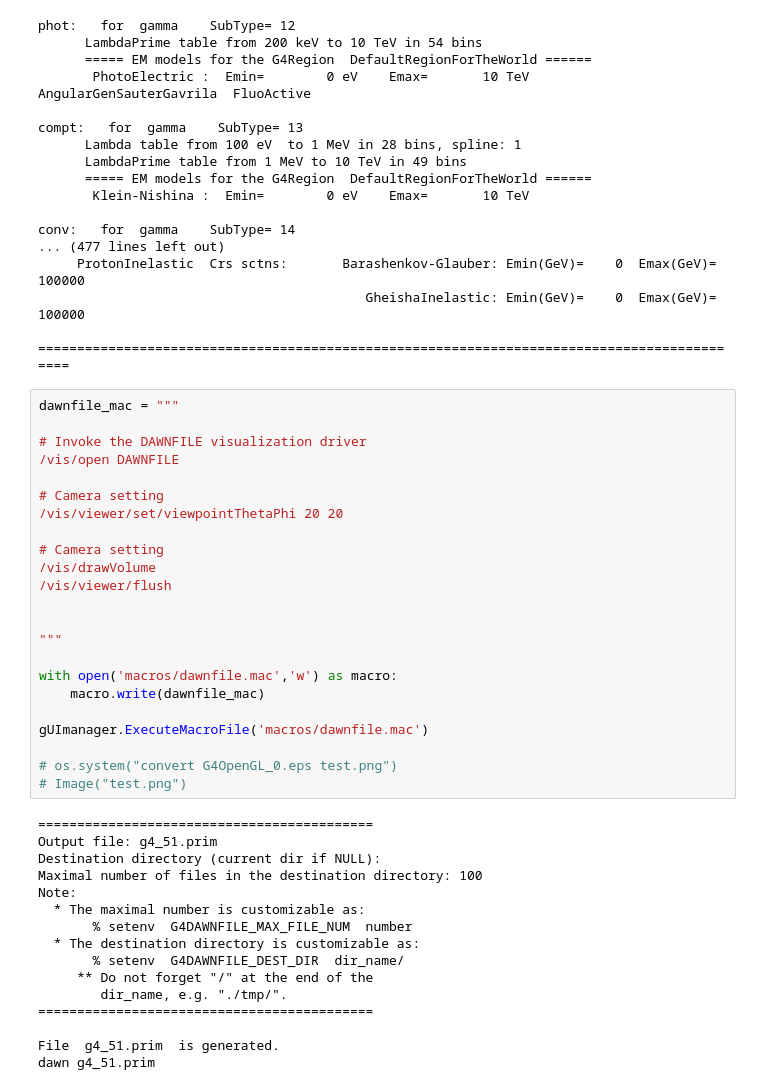
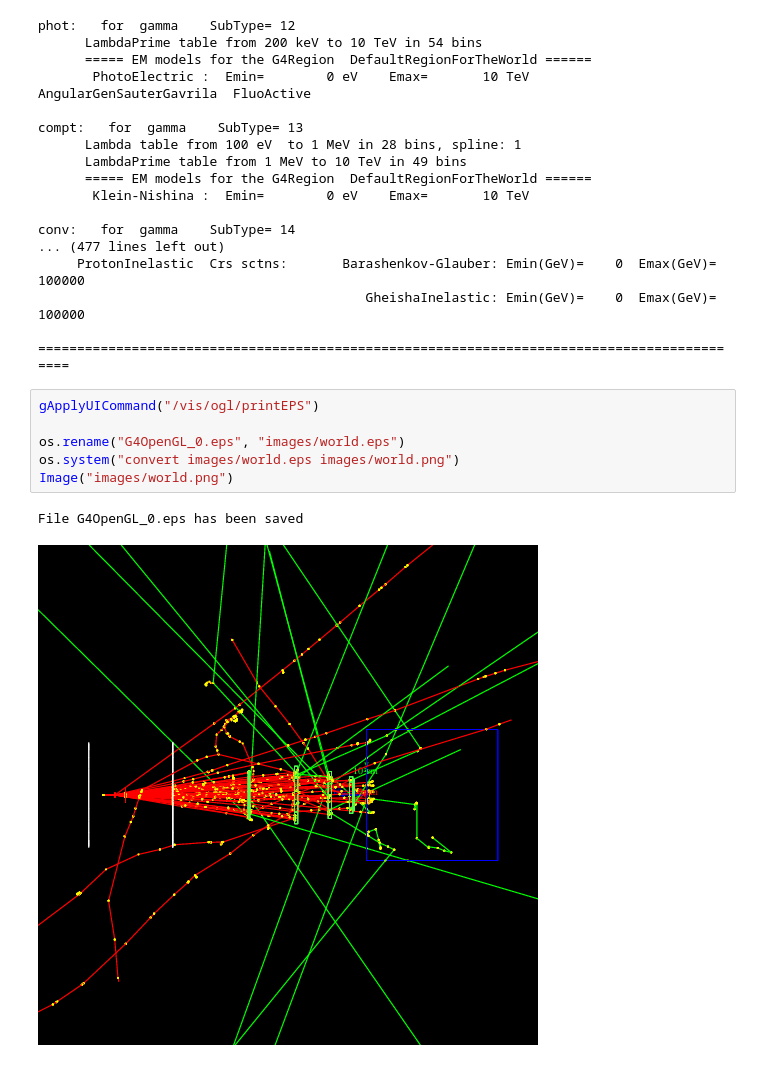
Before and after one commit to SimonBiggs/ipython-geant4-linac, a Jupyter notebook: main.ipynb, the cells around one changed output. Saved outputs shown, nothing was run; the diff lists cells and outputs as text.

```diff
--- a/main.ipynb
+++ b/main.ipynb
@@ -339,45 +337,15 @@ conv:   for  gamma    SubType= 14
                                           GheishaInelastic: Emin(GeV)=    0  Emax(GeV)= 100000
 
 ============================================================================================
-# %%
-dawnfile_mac = """
-
-# Invoke the DAWNFILE visualization driver
-/vis/open DAWNFILE
-
-# Camera setting
-/vis/viewer/set/viewpointThetaPhi 20 20
-
-# Camera setting
-/vis/drawVolume
-/vis/viewer/flush
-
-
-"""
-
-with open('macros/dawnfile.mac','w') as macro:
-    macro.write(dawnfile_mac)
-
-gUImanager.ExecuteMacroFile('macros/dawnfile.mac')
-
-# os.system("convert G4OpenGL_0.eps test.png")
-# Image("test.png")
-# %% [output]
-===========================================
-Output file: g4_51.prim
-Destination directory (current dir if NULL):
-Maximal number of files in the destination directory: 100
-Note:
-  * The maximal number is customizable as:
-       % setenv  G4DAWNFILE_MAX_FILE_NUM  number
-  * The destination directory is customizable as:
-       % setenv  G4DAWNFILE_DEST_DIR  dir_name/
-     ** Do not forget "/" at the end of the
-        dir_name, e.g. "./tmp/".
-===========================================
-
-File  g4_51.prim  is generated.
-dawn g4_51.prim
+# %%
+gApplyUICommand("/vis/ogl/printEPS")
+
+os.rename("G4OpenGL_0.eps", "images/world.eps")
+os.system("convert images/world.eps images/world.png")
+Image("images/world.png")
+# %% [output]
+File G4OpenGL_0.eps has been saved
+[figure, added]
 # %%
 os.environ["G4VRML_DEST_DIR"]= "."
 os.environ["G4VRMLFILE_MAX_FILE_NUM"]= "1"
```
Also changed, not shown: parts of 3 cells of this notebook, 10 other files.
